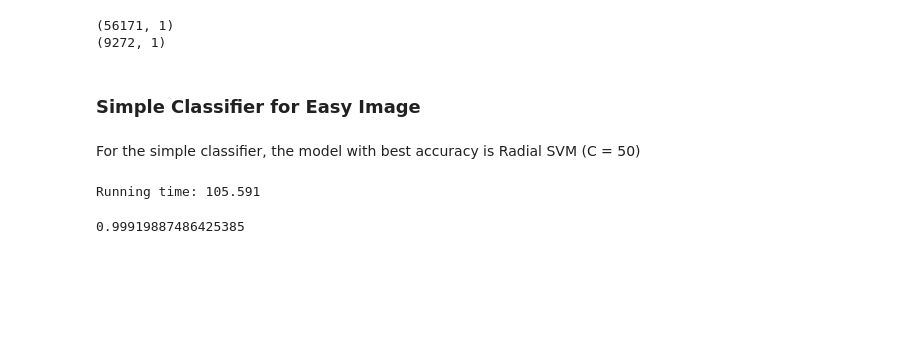
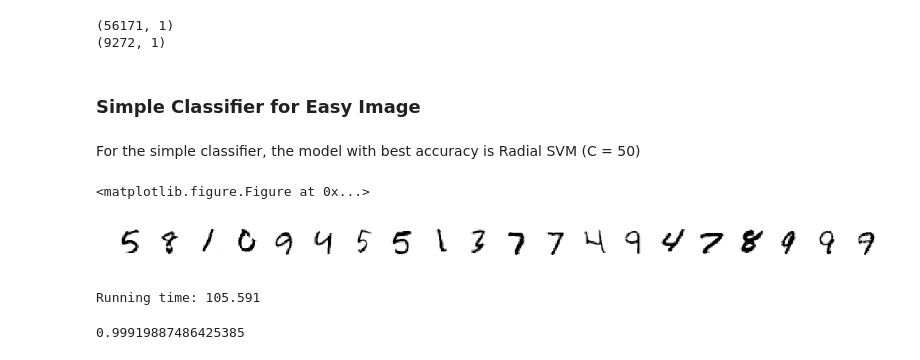
Before and after one commit to jingruli11/tensorflow-testing, a Jupyter notebook: ML Final Project.ipynb, the cells around one changed output. Cells and saved outputs as stored; diff of their text form; code cells hidden in the pictures; blank space fills up the shorter version.

```diff
--- a/ML Final Project.ipynb
+++ b/ML Final Project.ipynb
@@ -590,6 +590,12 @@ print(test_label_easy.shape)
 ### Simple Classifier for Easy Image
 # %% [markdown]
 For the simple classifier, the model with best accuracy is Radial SVM (C = 50)
+# %%
+# preview 20 easy images
+image_plot(train_image_easy, 20)
+# %% [output]
+<matplotlib.figure.Figure at 0x...>
+[figure, added]
 # %%
 start = timeit.default_timer()
 
```
Also changed, not shown: parts of 7 cells of this notebook.
